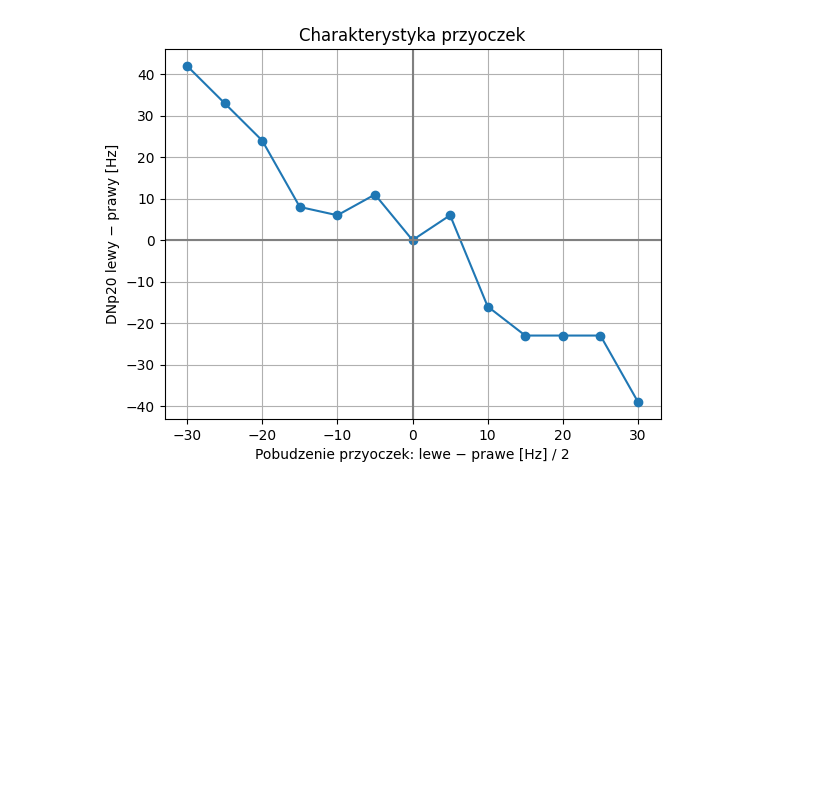
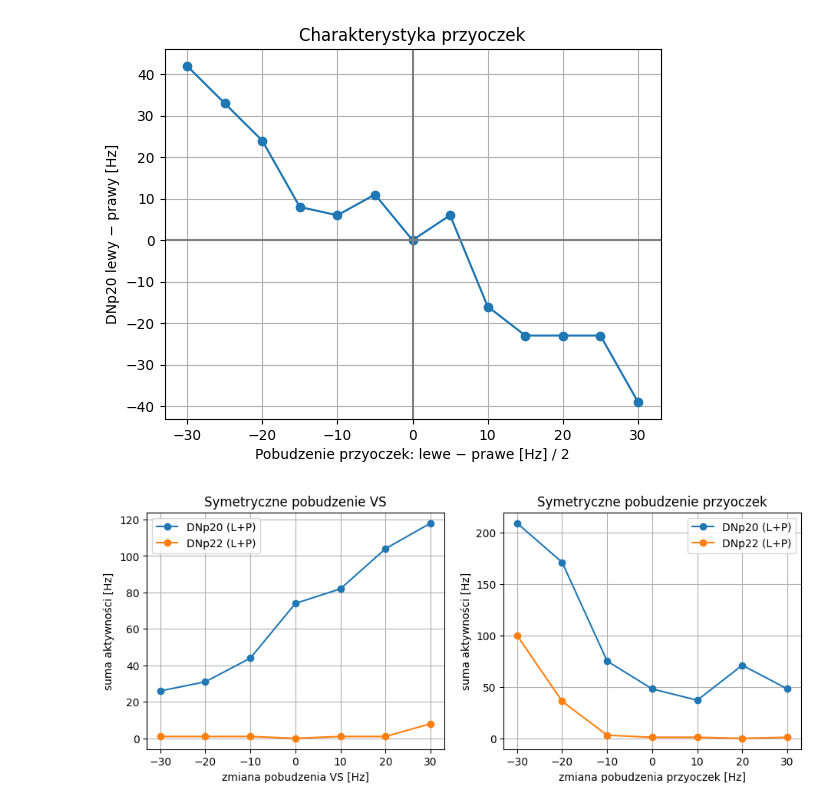
Before and after one commit to Explorjus/Fly-autopilot, a Jupyter notebook: notebooks/muszka.ipynb, the cells around one changed output. Cells and saved outputs as stored; diff of their text form; code cells hidden in the pictures; blank space fills up the shorter version.

Commit message:
Muszka steruje lotkami i sterem wysokości: suma i różnica DNp20, podsieć 46 neuronów

```diff
--- a/notebooks/muszka.ipynb
+++ b/notebooks/muszka.ipynb
@@ -655,3 +684,55 @@ plt.show()
 # %% [output]
 neurony: 38   połączenia hamujące: 18
 [figure]
+# %%
+def suma_dn(czest):
+    """Suma aktywności lewego i prawego neuronu: dla DNp20 i DNp22."""
+    p20 = czest[mozg.maska("DNp20_L")].mean() + czest[mozg.maska("DNp20_R")].mean()
+    p22 = czest[mozg.maska("DNp22_L")].mean() + czest[mozg.maska("DNp22_R")].mean()
+    return p20, p22
+
+
+def zmierz(hz):
+    mozg.reset()
+    czest = np.mean([mozg.krok(50, hz) for _ in range(20)], axis=0)
+    return suma_dn(czest)
+
+
+zmiany = list(range(-30, 31, 10))
+vs_20, vs_22, ocg_20, ocg_22 = [], [], [], []
+
+for x in zmiany:
+    # 1) ruch obrazu w pionie: obie strony VS razem (OCG na stałym poziomie 60 Hz)
+    hz = np.zeros(mozg.N)
+    hz[vs_oba] = 40 + x
+    hz[ocg_l | ocg_r] = 60
+    a, b = zmierz(hz)
+    vs_20.append(a); vs_22.append(b)
+
+    # 2) ciemność: oba przyoczka razem (VS na stałym poziomie 40 Hz)
+    hz = np.zeros(mozg.N)
+    hz[vs_oba] = 40
+    hz[ocg_l | ocg_r] = 60 + 2 * x
+    a, b = zmierz(hz)
+    ocg_20.append(a); ocg_22.append(b)
+
+fig, (lewy, prawy) = plt.subplots(1, 2, figsize=(11, 4))
+
+lewy.plot(zmiany, vs_20, marker="o", label="DNp20 (L+P)")
+lewy.plot(zmiany, vs_22, marker="o", label="DNp22 (L+P)")
+lewy.set_title("Symetryczne pobudzenie VS")
+lewy.set_xlabel("zmiana pobudzenia VS [Hz]")
+
+prawy.plot(zmiany, ocg_20, marker="o", label="DNp20 (L+P)")
+prawy.plot(zmiany, ocg_22, marker="o", label="DNp22 (L+P)")
+prawy.set_title("Symetryczne pobudzenie przyoczek")
+prawy.set_xlabel("zmiana pobudzenia przyoczek [Hz]")
+
+for wykres in (lewy, prawy):
+    wykres.set_ylabel("suma aktywności [Hz]")
+    wykres.grid(True)
+    wykres.legend()
+
+plt.show()
+# %% [output]
+[figure, added]
```
Also changed, not shown: parts of 4 cells of this notebook, 1 other file.
